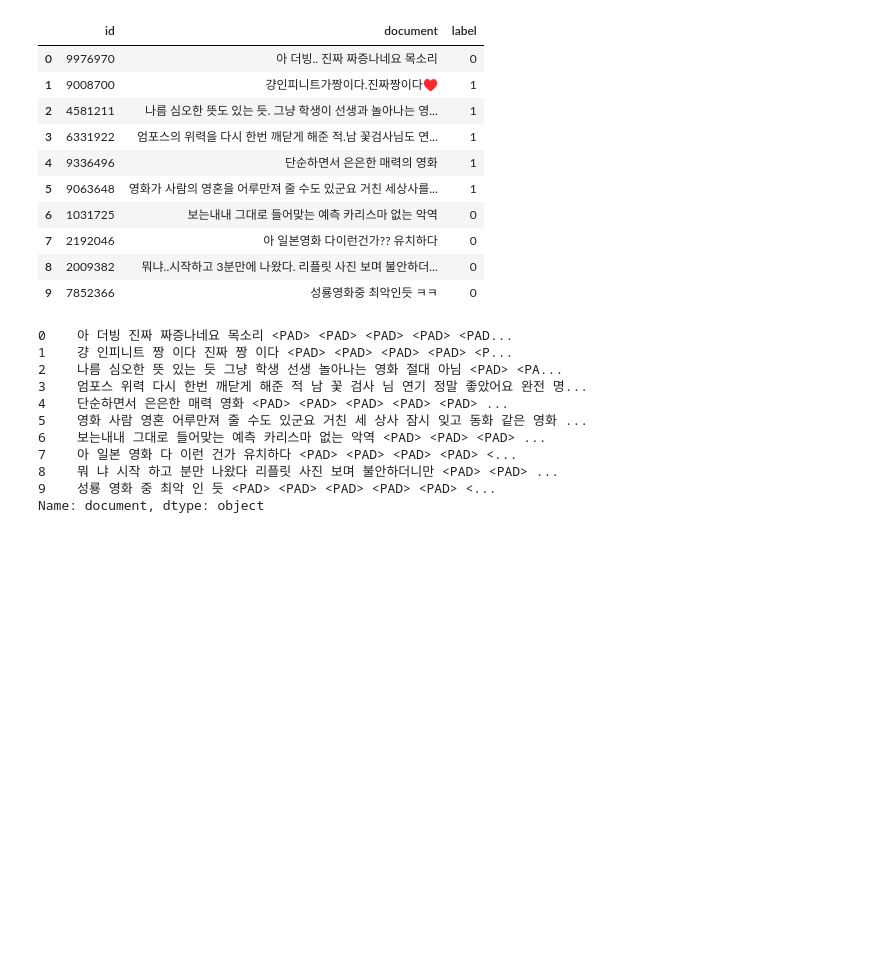
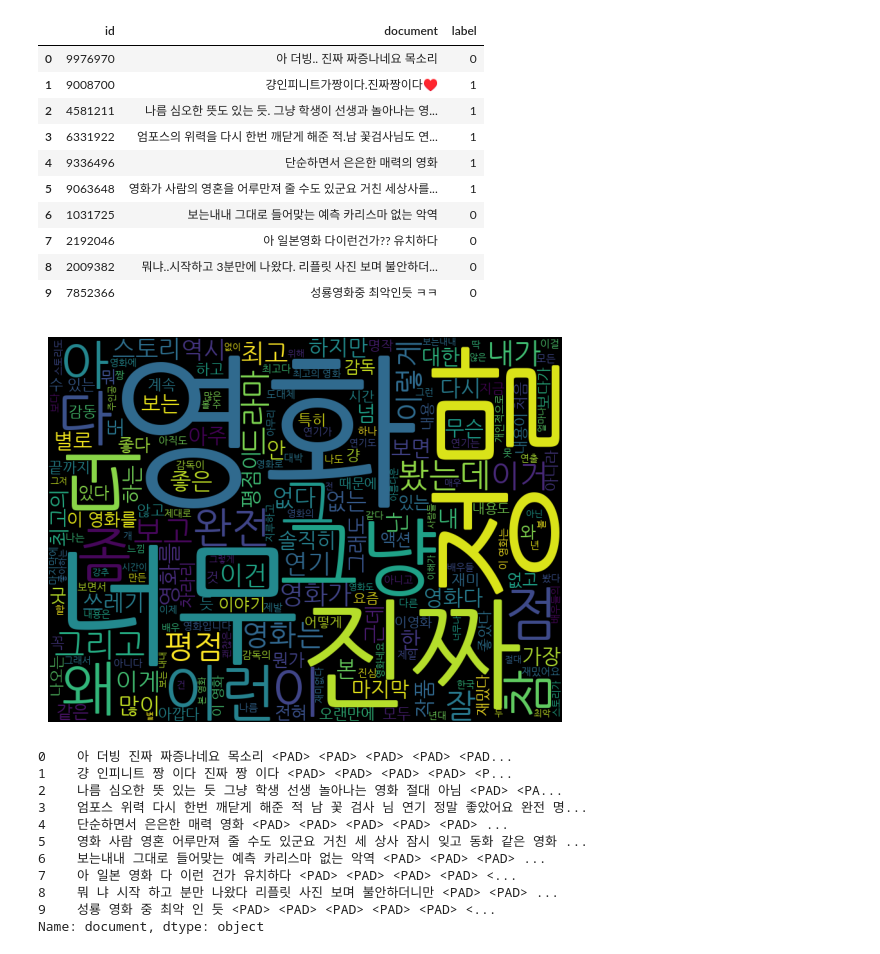
Before and after one commit to changsuk-oh/introduction-to-deep-learning, a Jupyter notebook: 7장_자연어_처리.ipynb, the cells around one changed output. Drawn from its saved outputs; the diff is of its cells as text; code cells hidden in the pictures; blank space fills up the shorter version.

```diff
--- a/7장_자연어_처리.ipynb
+++ b/7장_자연어_처리.ipynb
@@ -279,3 +281,18 @@ train_df.head(10)
+# %%
+# 워드 클라우드 시각화
+from wordcloud import WordCloud
+
+font_path = '/content/drive/MyDrive/Colab Notebooks/NanumFont/NanumGothic.ttf'
+cloud = WordCloud(font_path=font_path, width=800, height=600)\
+    .generate(" ".join(train_df['document']))
+
+plt.figure(figsize=(10, 5))
+plt.imshow(cloud)
+plt.axis('off')
+
+plt.show()
+# %% [output]
+[figure, added]
 # %%
 # 토큰화
 okt = Okt()
```
Also changed, not shown: parts of 4 cells of this notebook.
